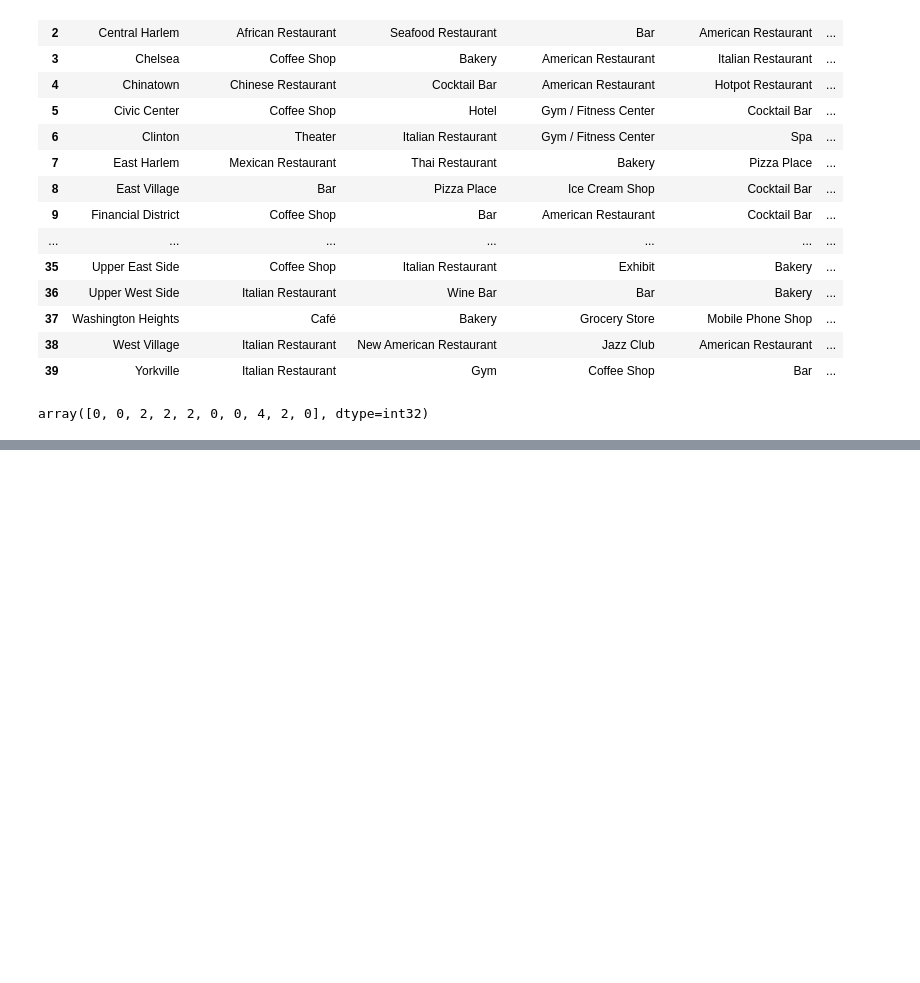
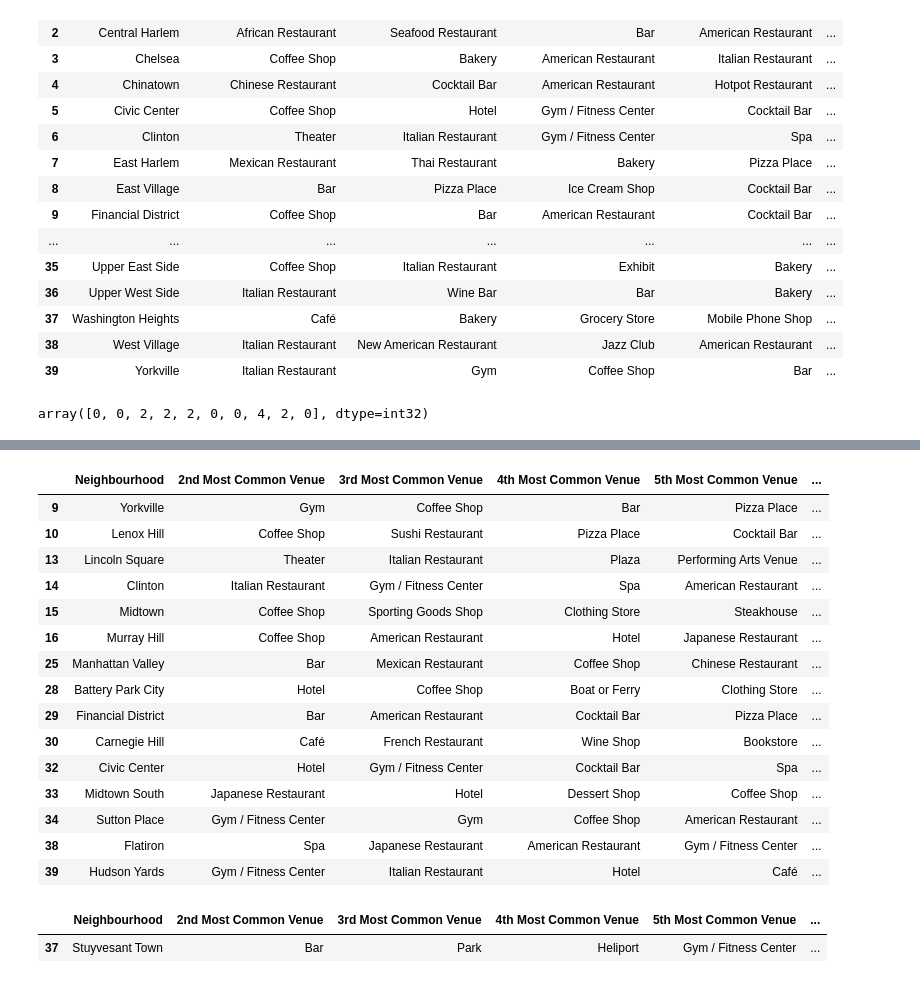
Before and after one commit to hefangzhang/Coursera_Capstone, a Jupyter notebook: Capstone-week3.ipynb, the cells around one changed output, grey strips where cells are left out. Drawn from its saved outputs; the diff is of its cells as text; code cells hidden in the pictures; blank space fills up the shorter version.

```diff
--- a/Capstone-week3.ipynb
+++ b/Capstone-week3.ipynb
@@ -869,0 +895,24 @@ map_clusters
+# %%
+manhattan_merged.loc[manhattan_merged['Cluster Labels'] == 0, manhattan_merged.columns[[1] + list(range(5, manhattan_merged.shape[1]))]]
+# %% [output]
+|  | Neighbourhood | 2nd Most Common Venue | 3rd Most Common Venue | 4th Most Common Venue | 5th Most Common Venue | ... |
+| 9 | Yorkville | Gym | Coffee Shop | Bar | Pizza Place | ... |
+| 10 | Lenox Hill | Coffee Shop | Sushi Restaurant | Pizza Place | Cocktail Bar | ... |
+| 13 | Lincoln Square | Theater | Italian Restaurant | Plaza | Performing Arts Venue | ... |
+| 14 | Clinton | Italian Restaurant | Gym / Fitness Center | Spa | American Restaurant | ... |
+| 15 | Midtown | Coffee Shop | Sporting Goods Shop | Clothing Store | Steakhouse | ... |
+| 16 | Murray Hill | Coffee Shop | American Restaurant | Hotel | Japanese Restaurant | ... |
+| 25 | Manhattan Valley | Bar | Mexican Restaurant | Coffee Shop | Chinese Restaurant | ... |
+| 28 | Battery Park City | Hotel | Coffee Shop | Boat or Ferry | Clothing Store | ... |
+| 29 | Financial District | Bar | American Restaurant | Cocktail Bar | Pizza Place | ... |
+| 30 | Carnegie Hill | Café | French Restaurant | Wine Shop | Bookstore | ... |
+| 32 | Civic Center | Hotel | Gym / Fitness Center | Cocktail Bar | Spa | ... |
+| 33 | Midtown South | Japanese Restaurant | Hotel | Dessert Shop | Coffee Shop | ... |
+| 34 | Sutton Place | Gym / Fitness Center | Gym | Coffee Shop | American Restaurant | ... |
+| 38 | Flatiron | Spa | Japanese Restaurant | American Restaurant | Gym / Fitness Center | ... |
+| 39 | Hudson Yards | Gym / Fitness Center | Italian Restaurant | Hotel | Café | ... |
+# %%
+manhattan_merged.loc[manhattan_merged['Cluster Labels'] == 1, manhattan_merged.columns[[1] + list(range(5, manhattan_merged.shape[1]))]]
+# %% [output]
+|  | Neighbourhood | 2nd Most Common Venue | 3rd Most Common Venue | 4th Most Common Venue | 5th Most Common Venue | ... |
+| 37 | Stuyvesant Town | Bar | Park | Heliport | Gym / Fitness Center | ... |
```
Also changed, not shown: parts of 7 cells of this notebook.
